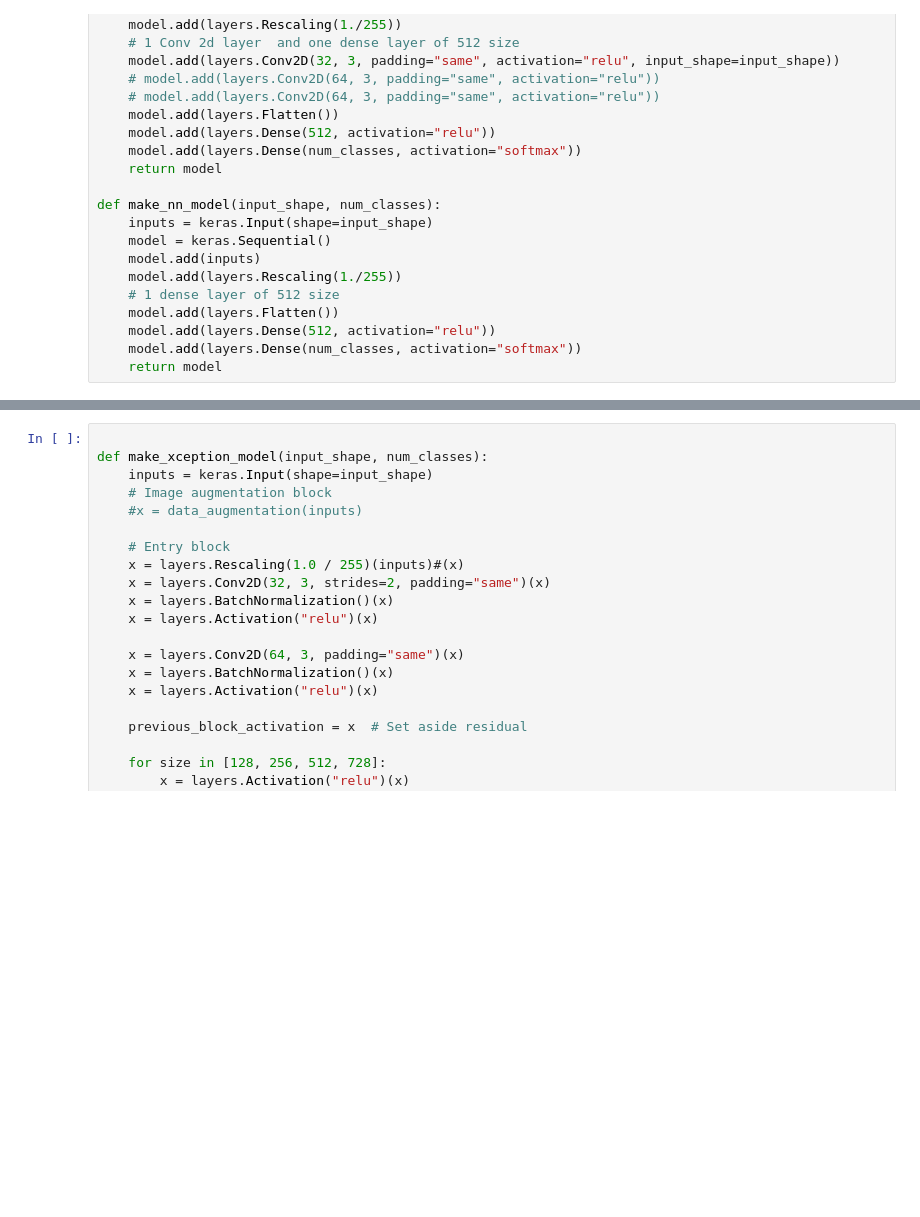
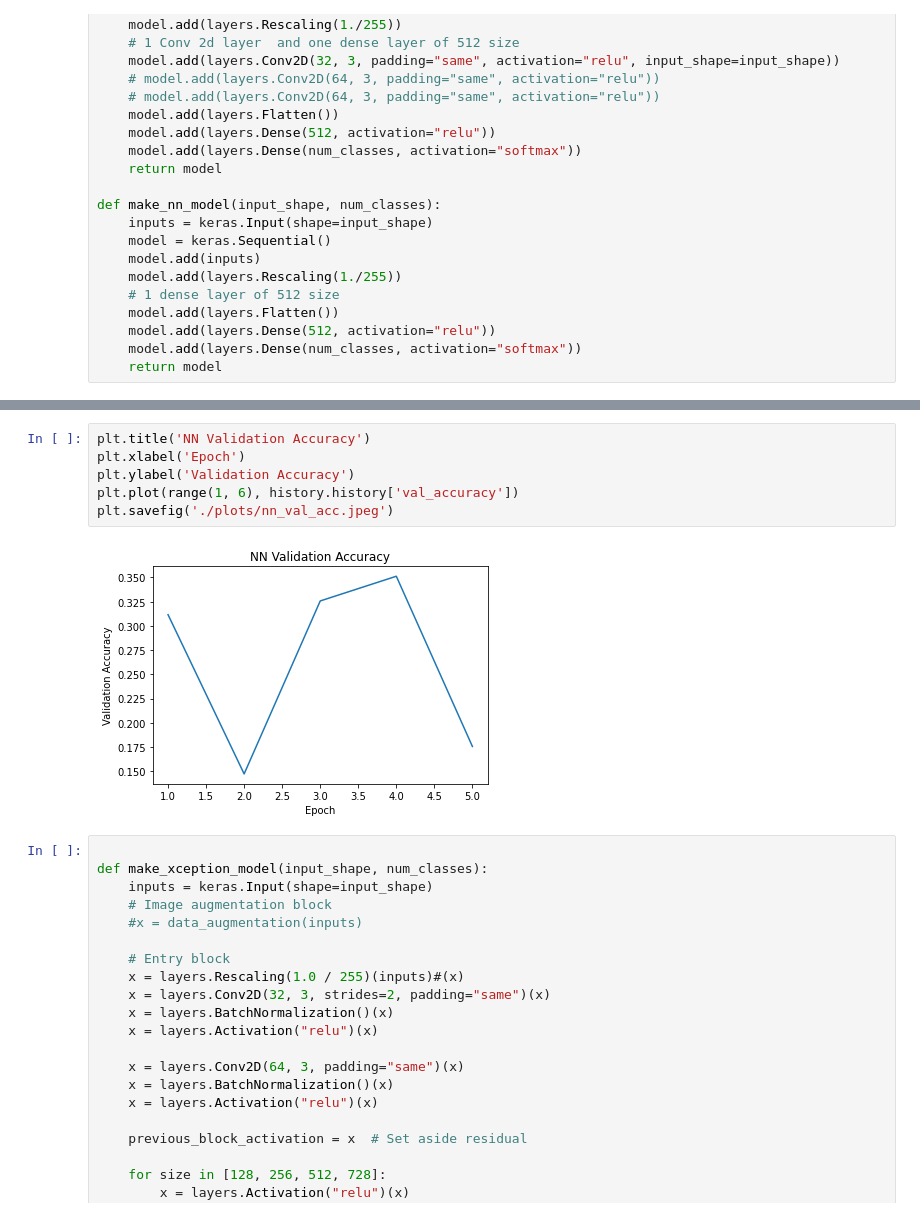
Before and after one commit to Farooq-azam-khan/cps803-course-project, a Jupyter notebook: notebooks/3 - neural network.ipynb, the cells around one changed output, grey strips where cells are left out. Saved outputs shown, nothing was run; the diff lists cells and outputs as text; blank space fills up the shorter version.

```diff
--- a/notebooks/3 - neural network.ipynb
+++ b/notebooks/3 - neural network.ipynb
@@ -174,3 +234,11 @@ model.fit(
+# %%
+plt.title('NN Validation Accuracy')
+plt.xlabel('Epoch')
+plt.ylabel('Validation Accuracy')
+plt.plot(range(1, 6), history.history['val_accuracy'])
+plt.savefig('./plots/nn_val_acc.jpeg')
+# %% [output]
+[figure, added]
 # %%
 
 def make_xception_model(input_shape, num_classes):
```
Also changed, not shown: parts of 6 cells of this notebook, 3 other files.
